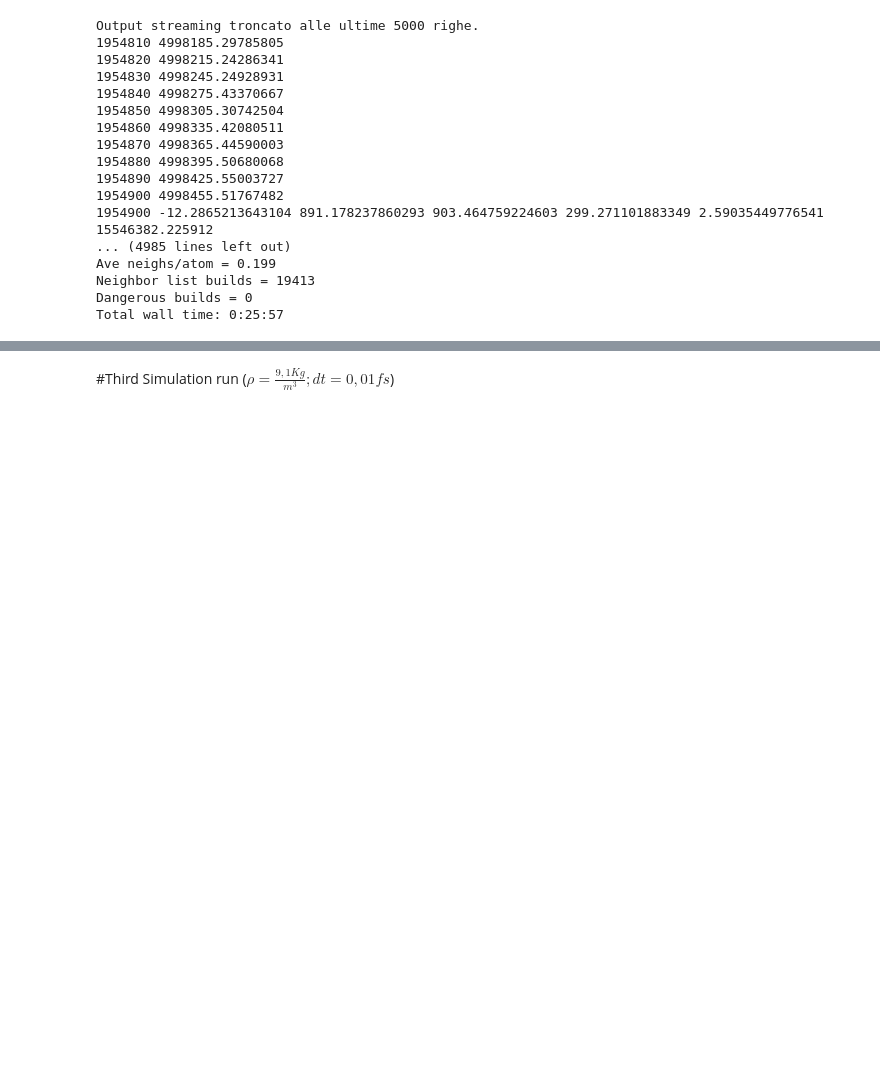
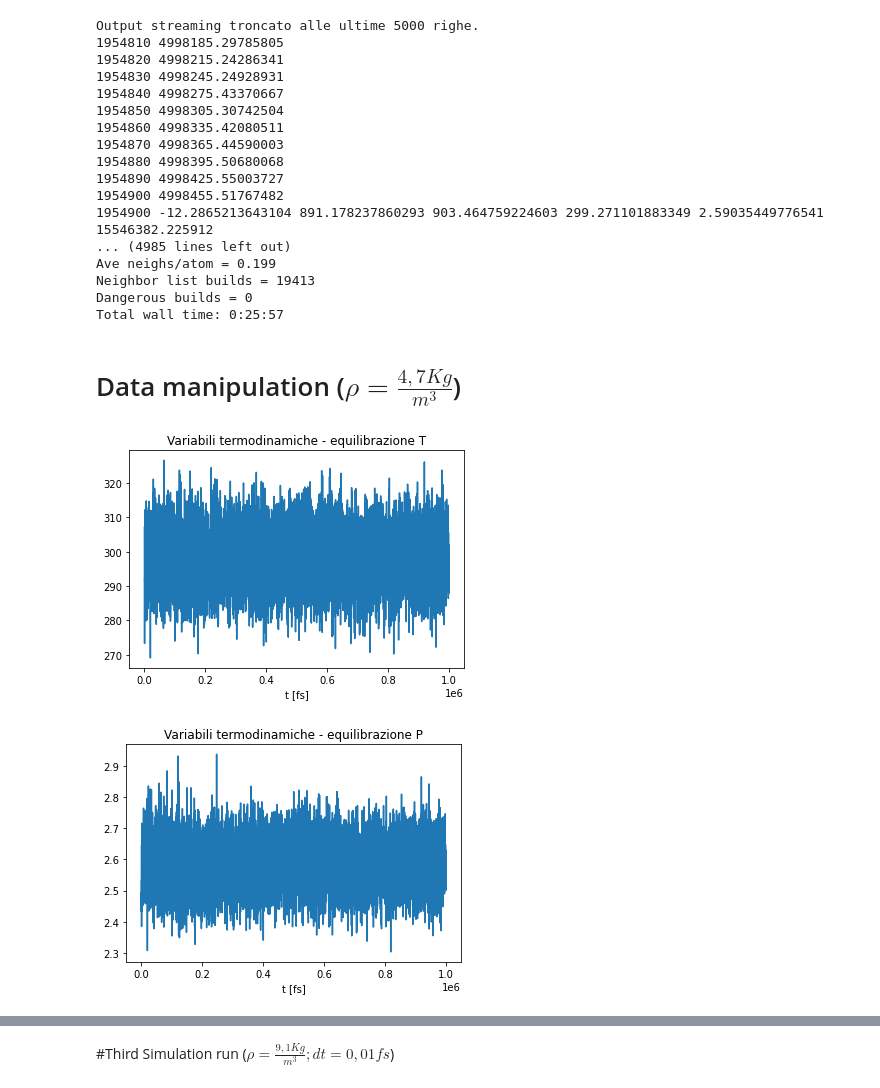
Before and after one commit to pm6022/labnotebooks, a Jupyter notebook: co2.ipynb, the cells around one changed output, grey strips where cells are left out. Drawn from its saved outputs; the diff is of its cells as text; code cells hidden in the pictures; blank space fills up the shorter version.

Commit message:
finita data manipulation

```diff
--- a/co2.ipynb
+++ b/co2.ipynb
@@ -129,3 +131,31 @@ Dangerous builds = 0
 Total wall time: 0:25:57
 # %%
 #anali seconda simulazione
+# %% [markdown]
+# Data manipulation ($\rho=\frac{4,7Kg}{m^{3}}$)
+# %%
+import matplotlib.pyplot as plt
+import numpy as np
+from scipy.optimize import curve_fit
+
+
+THERMO_file = np.genfromtxt('thermodynamics_equilibration_249.58.dat',  delimiter=" ")
+time = THERMO_file[:, 0]
+
+T = THERMO_file[:, 4]
+P = THERMO_file[:, 5]
+V = THERMO_file[:, 6]
+plt.figure(1)
+plt.title("Variabili termodinamiche - equilibrazione T")
+plt.xlabel("t [fs]")
+plt.plot(time, T)
+
+plt.figure(2)
+plt.title("Variabili termodinamiche - equilibrazione P")
+plt.xlabel("t [fs]")
+plt.plot(time, P2)
+
+plt.show()
+# %% [output]
+[figure, added]
+[figure, added]
```
Also changed, not shown: parts of 8 cells of this notebook.
